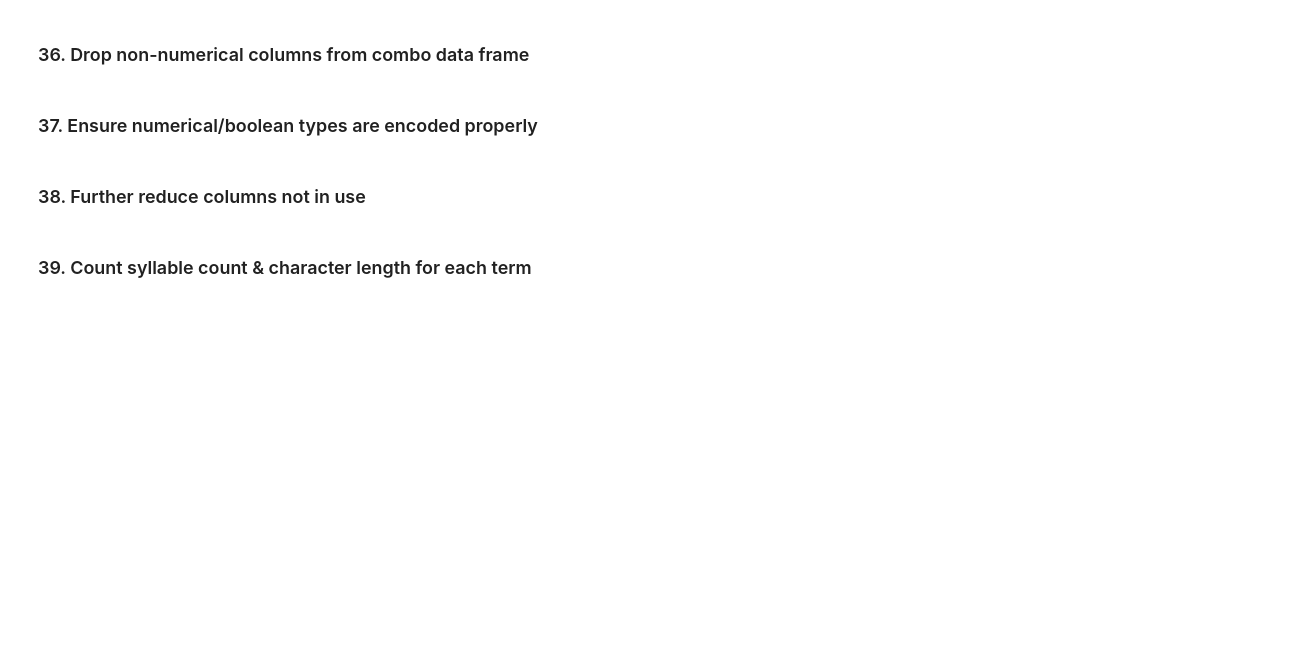
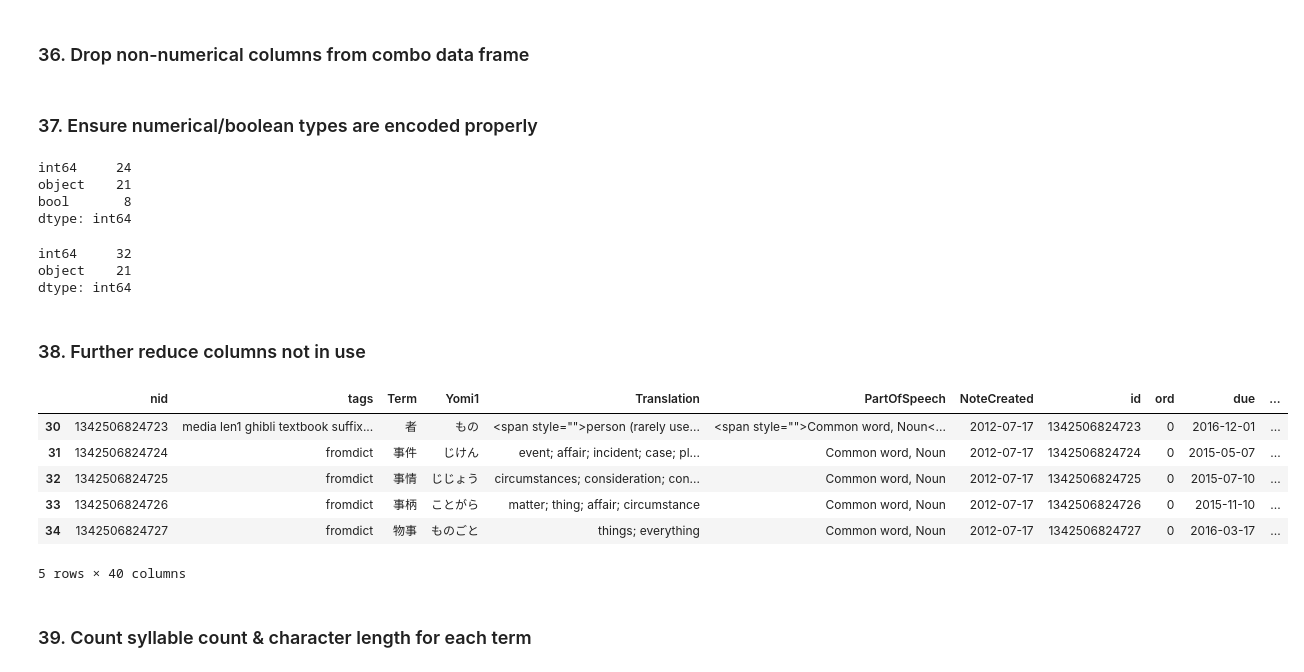
Before and after one commit to avidrucker/vocab-analysis, a Jupyter notebook: section_2_prepare_the_data.ipynb, the cells around one changed output. Saved outputs shown, nothing was run; the diff lists cells and outputs as text; code cells hidden in the pictures; blank space fills up the shorter version.

```diff
--- a/section_2_prepare_the_data.ipynb
+++ b/section_2_prepare_the_data.ipynb
@@ -686,6 +630,6 @@ df_combo_002_types_labeled = df_combo_002_types_labeled.drop(df_combo_002_types_
 df_combo_002_types_labeled['ord'].value_counts() # the check shall pass
 
 # now, to map the names onto the card vectors
-df_combo_002_types_labeled['ord'] = df_combo_002_types_labeled['ord'].map({0:'read', 2:'recall',4:'look',7:'listen'})
-df_combo_002_types_labeled['ord'].value_counts()
+df_combo_002_types_labeled['CardType'] = df_combo_002_types_labeled['ord'].map({0:'read', 2:'recall',4:'look',7:'listen'})
+df_combo_002_types_labeled['CardType'].value_counts()
 # %% [output]
@@ -764,24 +716,39 @@ def intify_bools(df, col):
 ### 37. Ensure numerical/boolean types are encoded properly
 # %%
 df_combo_004_less_cols.dtypes.value_counts()
+# %% [output]
+int64     24
+object    21
+bool       8
+dtype: int64
 # %%
 for item in intify_list:
     intify_bools(df_combo_004_less_cols,item)
 # %%
 df_combo_004_less_cols.dtypes.value_counts()
+# %% [output]
+int64     32
+object    21
+dtype: int64
 # %% [markdown]
 ### 38. Further reduce columns not in use
 # %%
-df_combo_004_less_cols = df_combo_004_less_cols.drop(['Picture1','Sound','Sound2','Sound3','AtoQ','AtoQaudio',
-                              'AtoQkana','AtoQtranslation','QandApicture','answerPicture',
-                              'TagOverflow','Translation2','blank1','blank2',
-                              'Meaning2','Yomi2','Term2','SameSoundWords','hasPOS',
-                             'SimilarWords','AlternateForms','Translation3'],axis=1)
-
+df_combo_004_less_cols = df_combo_004_less_cols.drop(['Picture1','Sound','Sound2',
+                              'TagOverflow','Translation2', 'Meaning2','Yomi2','Term2',
+                              'SameSoundWords','hasPOS','SimilarWords','AlternateForms',
+                            'Translation3'],axis=1)
 df_combo_004_less_cols.head(35)[30:]
 
 #selection2 = df_binary.loc[df_binary['hasMultiMeaning']==1]
 #selection2.head()
+# %% [output]
+|  | nid | tags | Term | Yomi1 | Translation | PartOfSpeech | NoteCreated | id | ord | due | ... |
+| 30 | 1342506824723 | media len1 ghibli textbook suffix... | 者 | もの | <span style="">person (rarely use... | <span style="">Common word, Noun<... | 2012-07-17 | 1342506824723 | 0 | 2016-12-01 | ... |
+| 31 | 1342506824724 | fromdict | 事件 | じけん | event; affair; incident; case; pl... | Common word, Noun | 2012-07-17 | 1342506824724 | 0 | 2015-05-07 | ... |
+| 32 | 1342506824725 | fromdict | 事情 | じじょう | circumstances; consideration; con... | Common word, Noun | 2012-07-17 | 1342506824725 | 0 | 2015-07-10 | ... |
+| 33 | 1342506824726 | fromdict | 事柄 | ことがら | matter; thing; affair; circumstance | Common word, Noun | 2012-07-17 | 1342506824726 | 0 | 2015-11-10 | ... |
+| 34 | 1342506824727 | fromdict | 物事 | ものごと | things; everything | Common word, Noun | 2012-07-17 | 1342506824727 | 0 | 2016-03-17 | ... |
+5 rows × 40 columns
 # %% [markdown]
 ### 39. Count syllable count & character length for each term
 # %%
```
Also changed, not shown: parts of 18 cells of this notebook, 3 other files.
